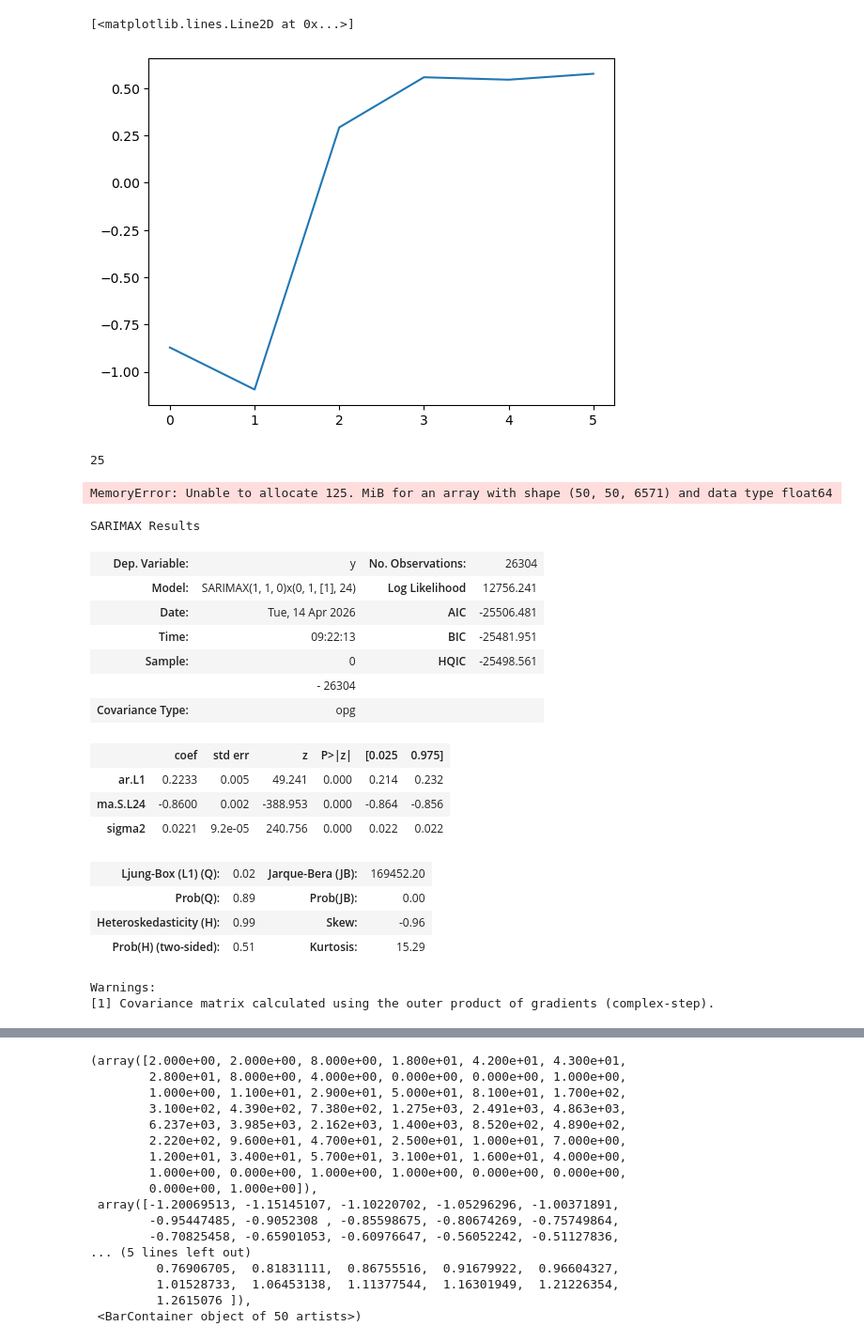
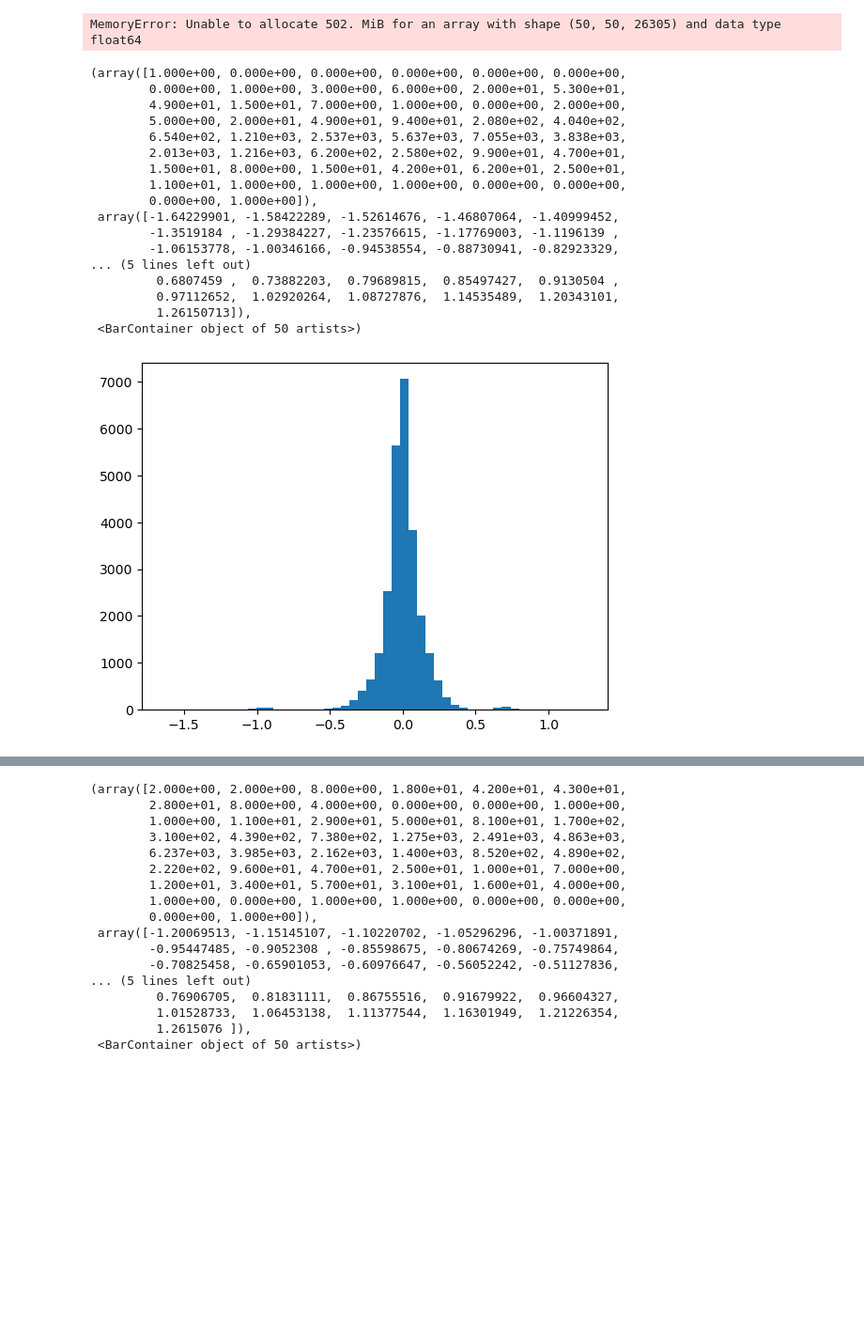
Before and after one commit to 000rla/demand-MFC-jamboree-2026, a Jupyter notebook: explore.ipynb, the cells around one changed output, grey strips where cells are left out. Shown at 94% size. Drawn from its saved outputs; the diff is of its cells as text; code cells hidden in the pictures; blank space fills up the shorter version.

```diff
--- a/explore.ipynb
+++ b/explore.ipynb
@@ -48,9 +50,6 @@ hour_chunks = 6
 for i in range(hour_chunks):
     df[f"hour_chunk_{i}"] = df.iloc[:, col_hour_start_idx + i*4 : col_hour_start_idx + (i+1)*4].sum(axis = 1)
 df = df.drop(columns = [f"hour_{i}" for i in range(24)])
-# %%
-df = df.astype(float)
-df = df.drop_columns(["hour"])
 # %%
-X = df.to_numpy()[:, 1:].astype(float)
+X = df.drop(columns = ["month_7"]).iloc[:, 1:].to_numpy().astype(float)
 y = df .to_numpy()[:, 0].astype(float)
@@ -94,12 +105,3 @@ Index(['demand_MWh', 'day_of_week_0', 'day_of_week_1', 'day_of_week_2',
-# %%
-plt.plot(hour_coefs)
-# %% [output]
-[<matplotlib.lines.Line2D at 0x...>]
-[figure, removed]
-# %%
-len(res.params)
-# %% [output]
-25
 # %%
 day_coefs = res.params[0:7]
 month_coefs = res.params[7:19]
@@ -108,29 +110,32 @@ hour_coefs = res.params[19:]
 def diff(x, lags):
     return x[lags:] - x[:-lags]
 # %%
-model = SARIMAX(endog = res.resid[:(len(res.resid) - 24)//4], order = (2, 1, 0), seasonal_order = (0, 1, 1, 24))
+model = SARIMAX(endog = res.resid, order = (1, 1, 0), seasonal_order = (0, 1, 1, 24))
 # %%
 ar_res = model.fit()
 # %% [output]
-MemoryError: Unable to allocate 125. MiB for an array with shape (50, 50, 6571) and data type float64
+MemoryError: Unable to allocate 502. MiB for an array with shape (50, 50, 26305) and data type float64
+# %%
+plt.hist(ar_res.resid, bins = 50)
+# %% [output]
+(array([1.000e+00, 0.000e+00, 0.000e+00, 0.000e+00, 0.000e+00, 0.000e+00,
+        0.000e+00, 1.000e+00, 3.000e+00, 6.000e+00, 2.000e+01, 5.300e+01,
+        4.900e+01, 1.500e+01, 7.000e+00, 1.000e+00, 0.000e+00, 2.000e+00,
+        5.000e+00, 2.000e+01, 4.900e+01, 9.400e+01, 2.080e+02, 4.040e+02,
+        6.540e+02, 1.210e+03, 2.537e+03, 5.637e+03, 7.055e+03, 3.838e+03,
+        2.013e+03, 1.216e+03, 6.200e+02, 2.580e+02, 9.900e+01, 4.700e+01,
+        1.500e+01, 8.000e+00, 1.500e+01, 4.200e+01, 6.200e+01, 2.500e+01,
+        1.100e+01, 1.000e+00, 1.000e+00, 1.000e+00, 0.000e+00, 0.000e+00,
+        0.000e+00, 1.000e+00]),
+ array([-1.64229901, -1.58422289, -1.52614676, -1.46807064, -1.40999452,
+        -1.3519184 , -1.29384227, -1.23576615, -1.17769003, -1.1196139 ,
+        -1.06153778, -1.00346166, -0.94538554, -0.88730941, -0.82923329,
+... (5 lines left out)
+         0.6807459 ,  0.73882203,  0.79689815,  0.85497427,  0.9130504 ,
+         0.97112652,  1.02920264,  1.08727876,  1.14535489,  1.20343101,
+         1.26150713]),
+ <BarContainer object of 50 artists>)
+[figure, added]
 # %%
-ar_res.summary()
+df_res = pd.DataFrame(res.resid, columns = ["residuals"])
+df_res.set_index(df.index, inplace = True)
-# %% [output]
-SARIMAX Results
-| Dep. Variable: | y | No. Observations: | 26304 |
-| Model: | SARIMAX(1, 1, 0)x(0, 1, [1], 24) | Log Likelihood | 12756.241 |
-| Date: | Tue, 14 Apr 2026 | AIC | -25506.481 |
-| Time: | 09:22:13 | BIC | -25481.951 |
-| Sample: | 0 | HQIC | -25498.561 |
-|  | - 26304 |  |  |
-| Covariance Type: | opg |  |  |
-|  | coef | std err | z | P>|z| | [0.025 | 0.975] |
-| ar.L1 | 0.2233 | 0.005 | 49.241 | 0.000 | 0.214 | 0.232 |
-| ma.S.L24 | -0.8600 | 0.002 | -388.953 | 0.000 | -0.864 | -0.856 |
-| sigma2 | 0.0221 | 9.2e-05 | 240.756 | 0.000 | 0.022 | 0.022 |
-| Ljung-Box (L1) (Q): | 0.02 | Jarque-Bera (JB): | 169452.20 |
-| Prob(Q): | 0.89 | Prob(JB): | 0.00 |
-| Heteroskedasticity (H): | 0.99 | Skew: | -0.96 |
-| Prob(H) (two-sided): | 0.51 | Kurtosis: | 15.29 |
-Warnings:
-[1] Covariance matrix calculated using the outer product of gradients (complex-step).
```
Also changed, not shown: parts of 5 cells of this notebook.
